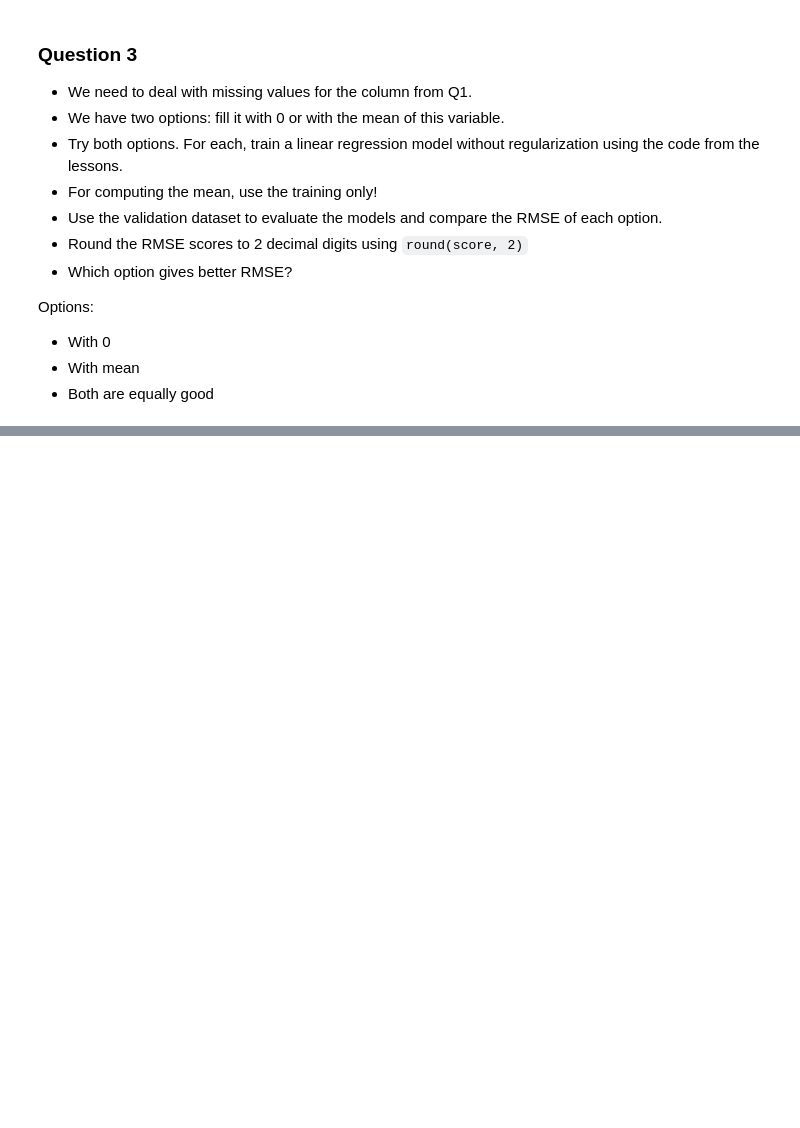
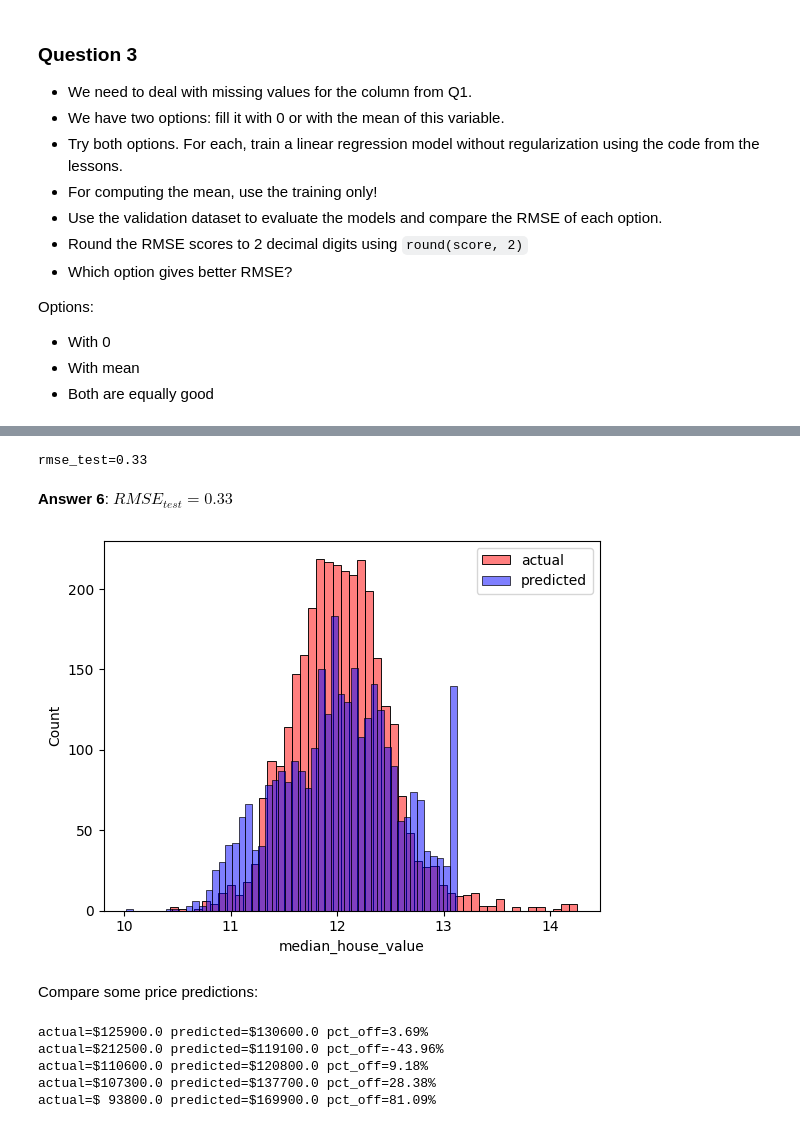
Before and after one commit to EugeniuZ/mlzoomcamp2023, a Jupyter notebook: week2/notebook.ipynb, the cells around one changed output, grey strips where cells are left out. Saved outputs shown, nothing was run; the diff lists cells and outputs as text; code cells hidden in the pictures; blank space fills up the shorter version.

```diff
--- a/week2/notebook.ipynb
+++ b/week2/notebook.ipynb
@@ -161,0 +254,5 @@ Options:
+# %%
+for r in [0, 0.000001, 0.0001, 0.001, 0.01, 0.1, 1, 5, 10]:
+    w0, w1 = train_linear_regression_reg(X_train, y_train, r=r)
+    rmse_val = rmse(w0 + X_val.dot(w1), y_val)
+    print(f'{r=:6}, {rmse_val=:.2f}')
@@ -161,0 +293,11 @@ Options:
+# %%
+df = df.fillna(0)
+rmses = []
+for seed in [0, 1, 2, 3, 4, 5, 6, 7, 8, 9]:
+    X_train, y_train, X_val, y_val, X_test, y_test = train_val_test_split(df, seed=seed)
+    w0, w1 = train_linear_regression_reg(X_train, y_train)
+    rmse_val = rmse(w0 + X_val.dot(w1), y_val)
+    print(f'{seed=}, {rmse_val=:.6f}')
+    rmses.append(rmse_val)
+
+print(f'{np.std(rmses):.4f}')
@@ -161,0 +334,35 @@ Options:
+# %%
+def plot_predictions(y_test, y_pred, bins=50):
+    sns.histplot(y_test, bins=bins, color='red', alpha=0.5, label='actual')
+    sns.histplot(y_pred, bins=bins, color='blue', alpha=0.5, label='predicted')
+    plt.legend()
+# %%
+df = df.fillna(0)
+X_train, y_train, X_val, y_val, X_test, y_test = train_val_test_split(df, seed=9)
+X_train_val = pd.concat([X_train, X_val])
+y_train_val = pd.concat([y_train, y_val])
+w0, w1 = train_linear_regression_reg(X_train_val, y_train_val, r=0.001)
+y_pred = w0 + X_test.dot(w1)
+rmse_test = rmse(y_pred, y_test)
+print(f'{rmse_test=:.2f}')
+# %% [output]
+rmse_test=0.33
+# %% [markdown]
+**Answer 6**: $RMSE_{test}=0.33$
+# %%
+plot_predictions(y_pred, y_test, bins=50);
+# %% [output]
+[figure, added]
+# %% [markdown]
+Compare some price predictions:
+# %%
+for idx in np.random.choice(y_test.index, size=5, replace=False):
+    actual = df.loc[idx, 'median_house_value']
+    predicted = np.expm1(y_pred[idx])
+    print(f'actual=${round(actual, -2):8} predicted=${round(predicted, -2):8} pct_off={predicted/actual - 1:.2%}')
+# %% [output]
+actual=$125900.0 predicted=$130600.0 pct_off=3.69%
+actual=$212500.0 predicted=$119100.0 pct_off=-43.96%
+actual=$110600.0 predicted=$120800.0 pct_off=9.18%
+actual=$107300.0 predicted=$137700.0 pct_off=28.38%
+actual=$ 93800.0 predicted=$169900.0 pct_off=81.09%
```
Also changed, not shown: parts of 26 cells of this notebook.
